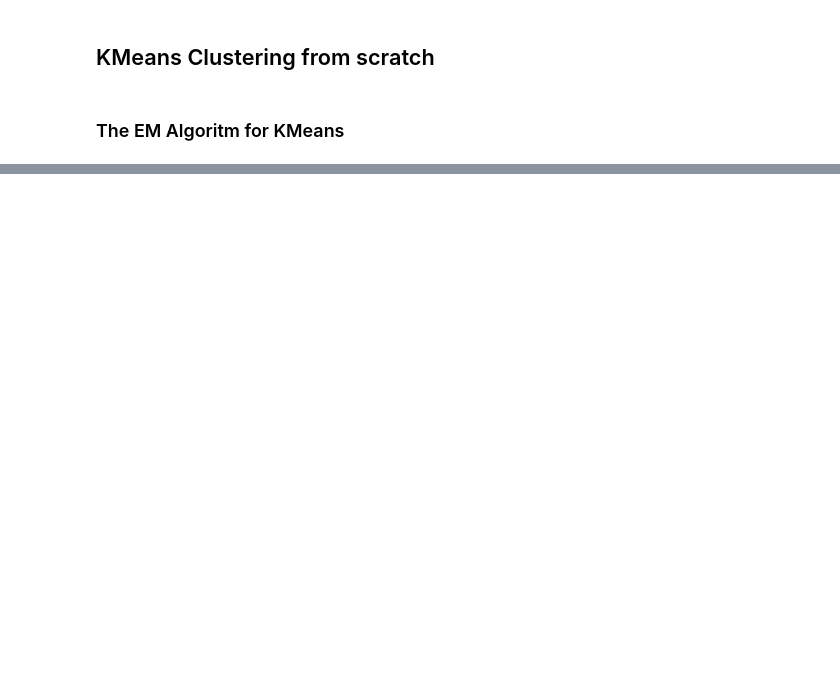
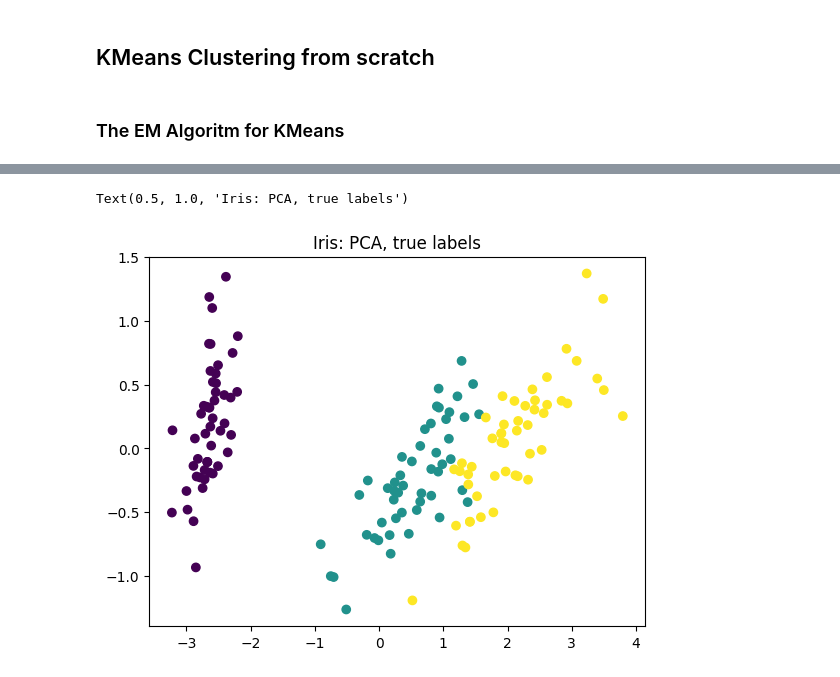
Before and after one commit to ShonenAsh/ml-algos-from-scratch, a Jupyter notebook: clustering/KMeansClustering.ipynb, the cells around one changed output, grey strips where cells are left out. Cells and saved outputs as stored; diff of their text form; code cells hidden in the pictures; blank space fills up the shorter version.

```diff
--- a/clustering/KMeansClustering.ipynb
+++ b/clustering/KMeansClustering.ipynb
@@ -76,0 +78,6 @@ Text(0.5, 1.0, 'Iris: PCA')
+# %%
+plt.scatter(X_pca[:, 0], X_pca[:, 1], c=y)
+plt.title("Iris: PCA, true labels")
+# %% [output]
+Text(0.5, 1.0, 'Iris: PCA, true labels')
+[figure, added]
```
Also changed, not shown: parts of 12 cells of this notebook.
